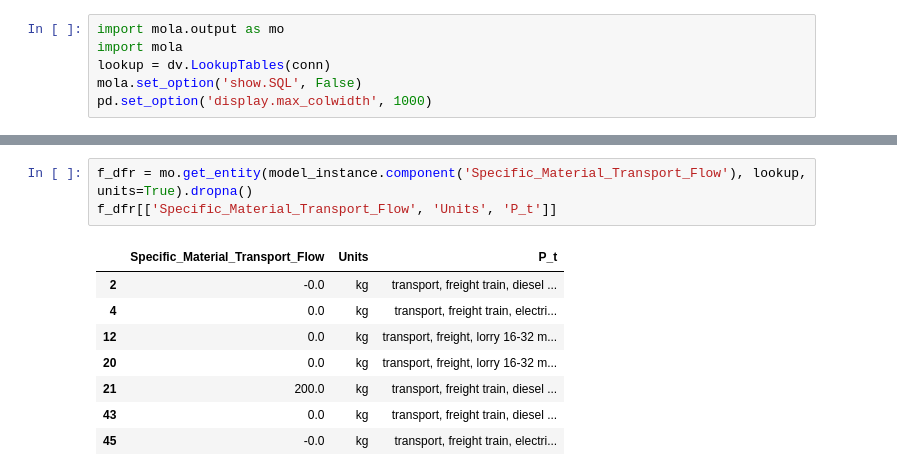
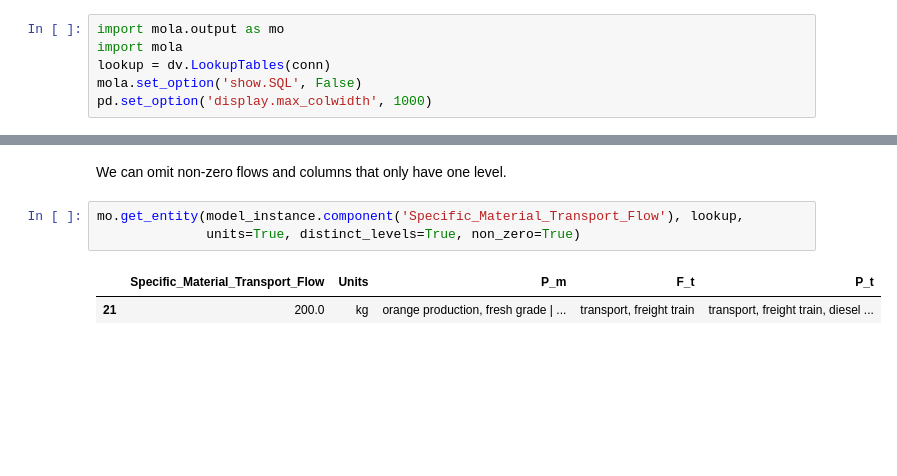
Before and after one commit to MGuo-Lab/LCA, a Jupyter notebook: notebooks/Toy_Problem_C1_Orange_Juice.ipynb, the cells around one changed output, grey strips where cells are left out. Cells and saved outputs as stored; diff of their text form; blank space fills up the shorter version.

```diff
--- a/notebooks/Toy_Problem_C1_Orange_Juice.ipynb
+++ b/notebooks/Toy_Problem_C1_Orange_Juice.ipynb
@@ -345,13 +345,9 @@ flows_dfr
+# %% [markdown]
+We can omit non-zero flows and columns that only have one level.
 # %%
-f_dfr = mo.get_entity(model_instance.component('Specific_Material_Transport_Flow'), lookup, units=True).dropna()
-f_dfr[['Specific_Material_Transport_Flow', 'Units', 'P_t']]
+mo.get_entity(model_instance.component('Specific_Material_Transport_Flow'), lookup,
+              units=True, distinct_levels=True, non_zero=True)
 # %% [output]
-|  | Specific_Material_Transport_Flow | Units | P_t |
-| 2 | -0.0 | kg | transport, freight train, diesel ... |
-| 4 | 0.0 | kg | transport, freight train, electri... |
-| 12 | 0.0 | kg | transport, freight, lorry 16-32 m... |
-| 20 | 0.0 | kg | transport, freight, lorry 16-32 m... |
-| 21 | 200.0 | kg | transport, freight train, diesel ... |
-| 43 | 0.0 | kg | transport, freight train, diesel ... |
-| 45 | -0.0 | kg | transport, freight train, electri... |
+|  | Specific_Material_Transport_Flow | Units | P_m | F_t | P_t |
+| 21 | 200.0 | kg | orange production, fresh grade | ... | transport, freight train | transport, freight train, diesel ... |
 # %%
```
Also changed, not shown: parts of 3 cells of this notebook, 5 other files.
